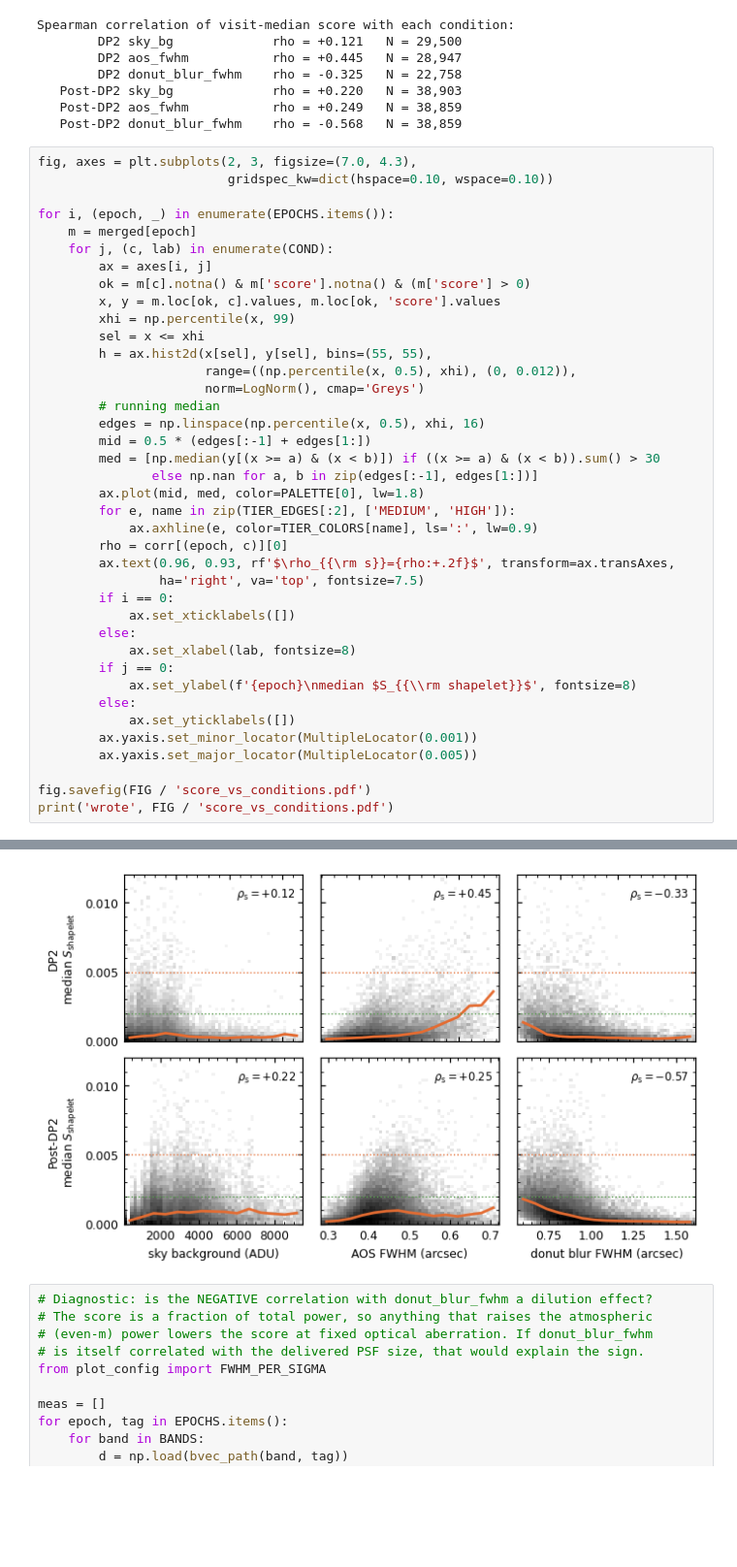
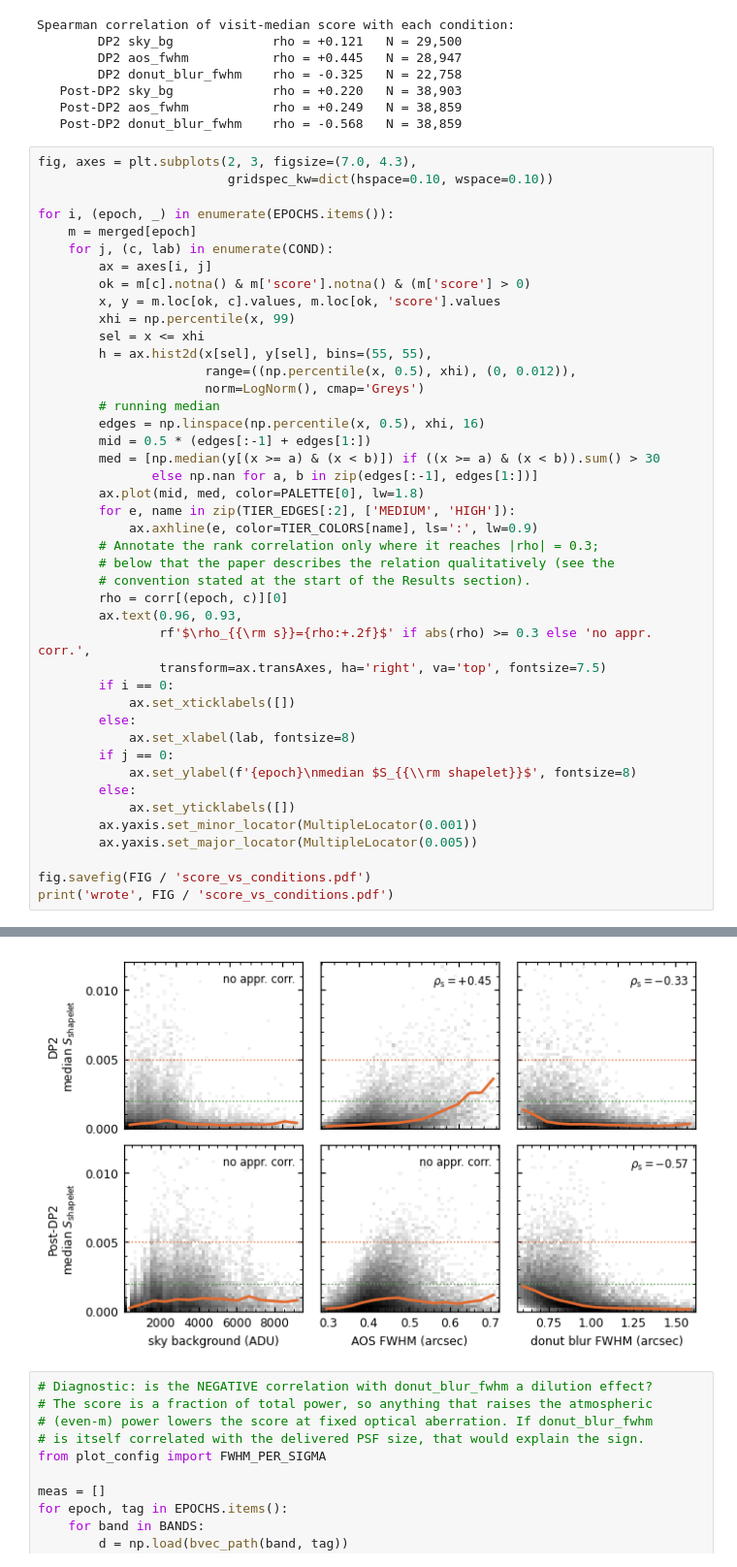
Before and after one commit to ztq1996/shapelet_score_paper, a Jupyter notebook: nb/06_conditions_optics.ipynb, the cells around one changed output, grey strips where cells are left out. Shown at 97% size. Drawn from its saved outputs; the diff is of its cells as text; blank space fills up the shorter version.

```diff
--- a/nb/06_conditions_optics.ipynb
+++ b/nb/06_conditions_optics.ipynb
@@ -90,36 +90,40 @@ for i, (epoch, _) in enumerate(EPOCHS.items()):
         x, y = m.loc[ok, c].values, m.loc[ok, 'score'].values
         xhi = np.percentile(x, 99)
         sel = x <= xhi
         h = ax.hist2d(x[sel], y[sel], bins=(55, 55),
                       range=((np.percentile(x, 0.5), xhi), (0, 0.012)),
                       norm=LogNorm(), cmap='Greys')
         # running median
         edges = np.linspace(np.percentile(x, 0.5), xhi, 16)
         mid = 0.5 * (edges[:-1] + edges[1:])
         med = [np.median(y[(x >= a) & (x < b)]) if ((x >= a) & (x < b)).sum() > 30
                else np.nan for a, b in zip(edges[:-1], edges[1:])]
         ax.plot(mid, med, color=PALETTE[0], lw=1.8)
         for e, name in zip(TIER_EDGES[:2], ['MEDIUM', 'HIGH']):
             ax.axhline(e, color=TIER_COLORS[name], ls=':', lw=0.9)
+        # Annotate the rank correlation only where it reaches |rho| = 0.3;
+        # below that the paper describes the relation qualitatively (see the
+        # convention stated at the start of the Results section).
         rho = corr[(epoch, c)][0]
-        ax.text(0.96, 0.93, rf'$\rho_{{\rm s}}={rho:+.2f}$', transform=ax.transAxes,
-                ha='right', va='top', fontsize=7.5)
+        ax.text(0.96, 0.93,
+                rf'$\rho_{{\rm s}}={rho:+.2f}$' if abs(rho) >= 0.3 else 'no appr. corr.',
+                transform=ax.transAxes, ha='right', va='top', fontsize=7.5)
         if i == 0:
             ax.set_xticklabels([])
         else:
             ax.set_xlabel(lab, fontsize=8)
         if j == 0:
             ax.set_ylabel(f'{epoch}\nmedian $S_{{\\rm shapelet}}$', fontsize=8)
         else:
             ax.set_yticklabels([])
         ax.yaxis.set_minor_locator(MultipleLocator(0.001))
         ax.yaxis.set_major_locator(MultipleLocator(0.005))
 
 fig.savefig(FIG / 'score_vs_conditions.pdf')
 print('wrote', FIG / 'score_vs_conditions.pdf')
 # %% [output]
 wrote /sdf/data/rubin/user/ztq1996/psf-rubin/psf_zernike/shapelet_score_paper/fig/score_vs_conditions.pdf
-[figure, old version]
+[figure, new version]
 # %%
 # Diagnostic: is the NEGATIVE correlation with donut_blur_fwhm a dilution effect?
 # The score is a fraction of total power, so anything that raises the atmospheric
```
Also changed, not shown: 6 other files.
